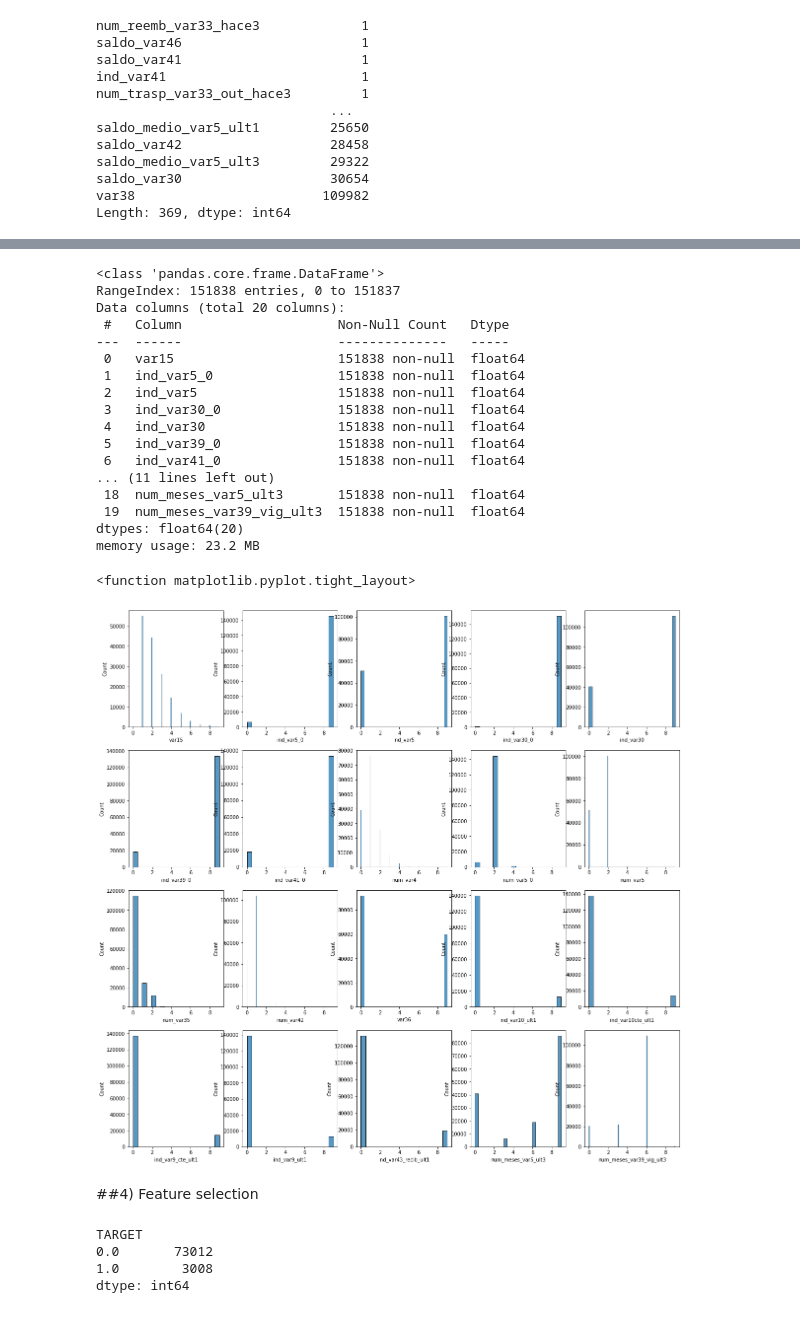
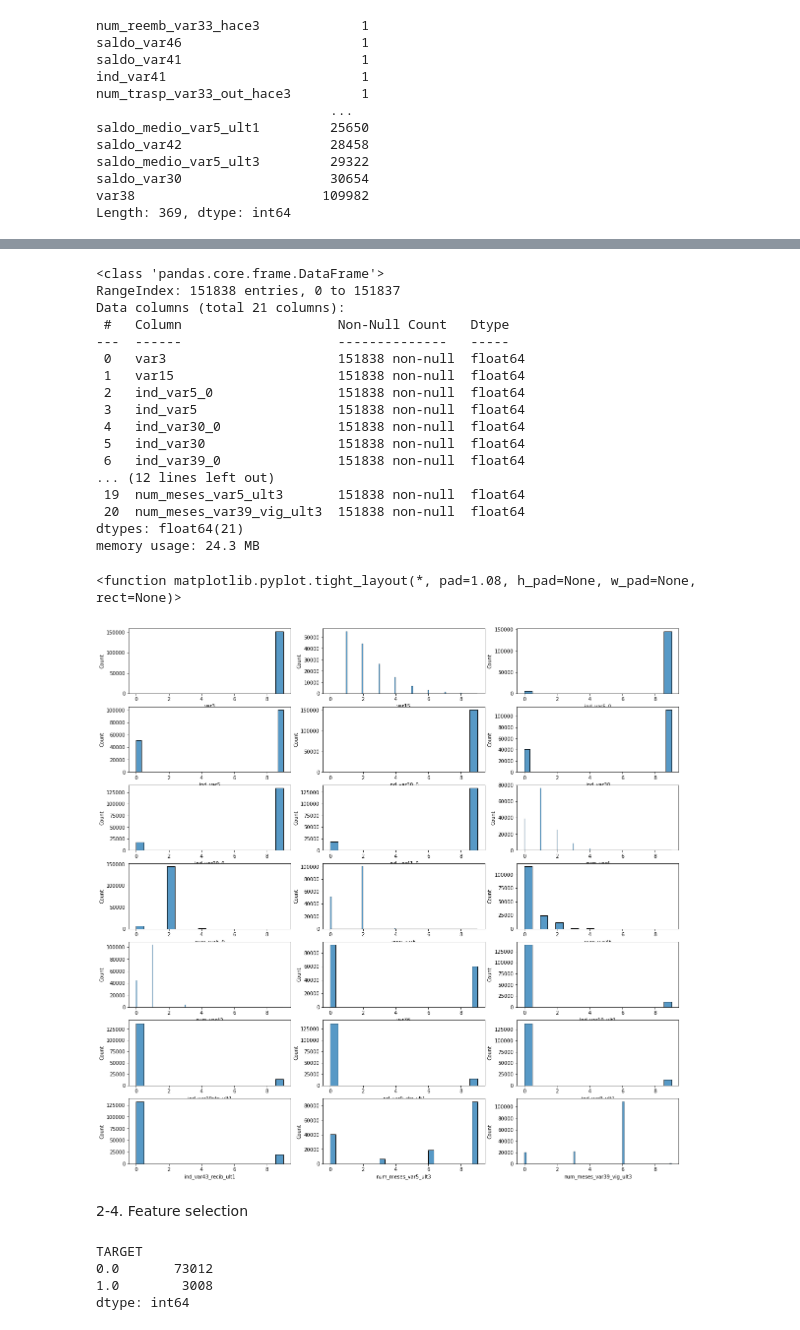
Before and after one commit to DongjunYou/21_1Q_Army, a Jupyter notebook: 2.Santander/Santander_Upgrade.ipynb, the cells around one changed output, grey strips where cells are left out. Saved outputs shown, nothing was run; the diff lists cells and outputs as text; code cells hidden in the pictures.

```diff
--- a/2.Santander/Santander_Upgrade.ipynb
+++ b/2.Santander/Santander_Upgrade.ipynb
@@ -24,3 +17,10 @@ Drive already mounted at /content/gdrive; to attempt to forcibly remount, call d
+# %%
+import os
+import zipfile
+os.system('kaggle competitions download -c santander-customer-satisfaction -p C:\\Users\\Dongjun\\.kaggle')
+zipfile.ZipFile('C:\\Users\\Dongjun\\.kaggle\\santander-customer-satisfaction.zip').extractall('C:\\Users\\Dongjun\\.kaggle\\santander')
+train_df=pd.read_csv('C:\\Users\\Dongjun\\.kaggle\\santander\\train.csv')
+test_df=pd.read_csv('C:\\Users\\Dongjun\\.kaggle\\santander\\test.csv')
 # %%
-df=pd.concat([santander_df,test_df],axis=0,ignore_index=True) #if not, df[5] will have double values
+df=pd.concat([train_df,test_df],axis=0,ignore_index=True) #if not, df[5] will have double values
 # %% [markdown]
@@ -53,4 +48,0 @@ df.describe()
-# %%
-for var in df.columns:
-  if df[var].min()==-999999 or df[var].min()==-99999 or df[var].min()==-9999 or df[var].min()==-999 or df[var].min()==-99 or df[var].min()==-9:
-    print(var)
@@ -74,2 +48,0 @@ Name: var3, Length: 231, dtype: int64
-# %%
-df['var3'].loc[df['var3']==-999999]=df['var3'].median()
@@ -124,32 +94,32 @@ df.info()
 # %% [output]
 <class 'pandas.core.frame.DataFrame'>
 RangeIndex: 151838 entries, 0 to 151837
-Data columns (total 20 columns):
+Data columns (total 21 columns):
  #   Column                    Non-Null Count   Dtype
 ---  ------                    --------------   -----
- 0   var15                     151838 non-null  float64
- 1   ind_var5_0                151838 non-null  float64
- 2   ind_var5                  151838 non-null  float64
- 3   ind_var30_0               151838 non-null  float64
- 4   ind_var30                 151838 non-null  float64
- 5   ind_var39_0               151838 non-null  float64
- 6   ind_var41_0               151838 non-null  float64
-... (11 lines left out)
- 18  num_meses_var5_ult3       151838 non-null  float64
- 19  num_meses_var39_vig_ult3  151838 non-null  float64
-dtypes: float64(20)
-memory usage: 23.2 MB
+ 0   var3                      151838 non-null  float64
+ 1   var15                     151838 non-null  float64
+ 2   ind_var5_0                151838 non-null  float64
+ 3   ind_var5                  151838 non-null  float64
+ 4   ind_var30_0               151838 non-null  float64
+ 5   ind_var30                 151838 non-null  float64
+ 6   ind_var39_0               151838 non-null  float64
+... (12 lines left out)
+ 19  num_meses_var5_ult3       151838 non-null  float64
+ 20  num_meses_var39_vig_ult3  151838 non-null  float64
+dtypes: float64(21)
+memory usage: 24.3 MB
 # %%
 fig=plt.figure(figsize=(20,20))
 for i,var in enumerate(df.columns):
-  fig.add_subplot(4,5,i+1)
+  fig.add_subplot(7,3,i+1)
   sns.histplot(data=df[var])
 plt.tight_layout
 # %% [output]
-<function matplotlib.pyplot.tight_layout>
+<function matplotlib.pyplot.tight_layout(*, pad=1.08, h_pad=None, w_pad=None, rect=None)>
-[figure, old version]
+[figure, new version]
 # %% [markdown]
-##4) Feature selection
+2-4. Feature selection
 # %%
 target_df.value_counts()
 # %% [output]
```
Also changed, not shown: parts of 27 cells of this notebook, 1 other file.
